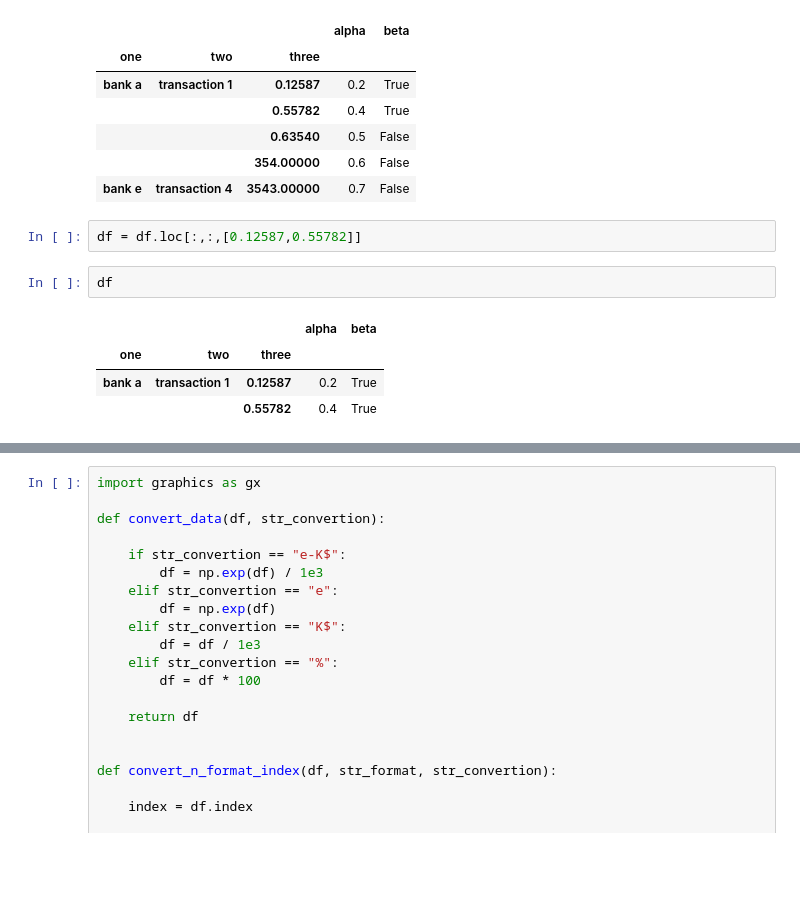
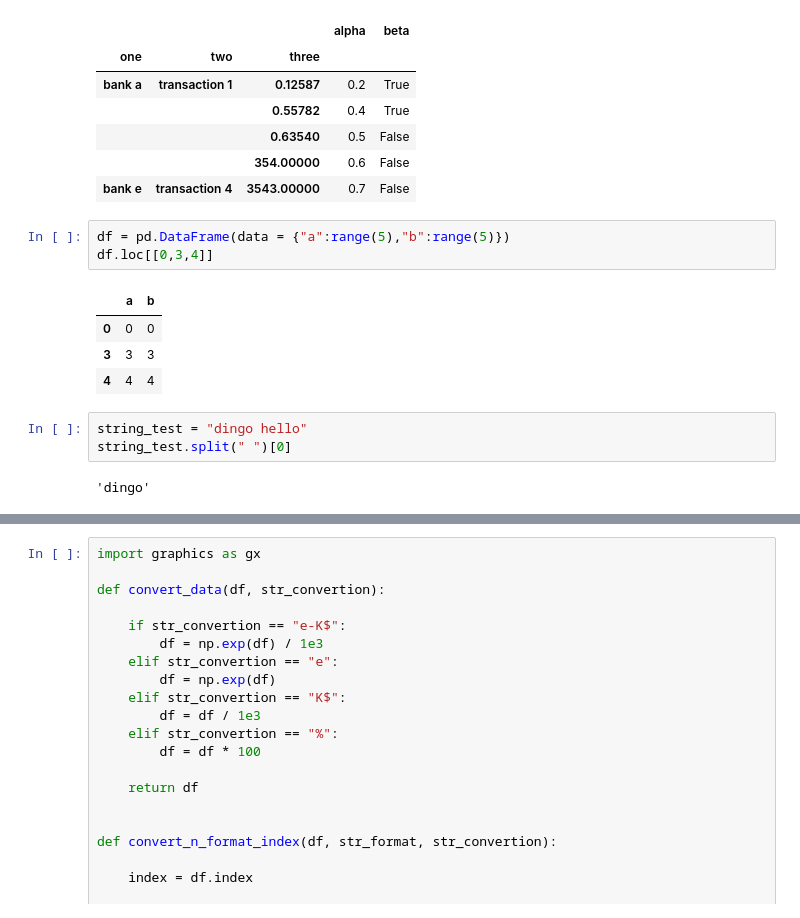
Before and after one commit to Victor-Le-Coz/secured_interbank_network_public, a Jupyter notebook: tools.ipynb, the cells around one changed output, grey strips where cells are left out. Saved outputs shown, nothing was run; the diff lists cells and outputs as text; blank space fills up the shorter version.

```diff
--- a/tools.ipynb
+++ b/tools.ipynb
@@ -338,12 +338,16 @@ df
 |  |  | 0.63540 | 0.5 | False |
 |  |  | 354.00000 | 0.6 | False |
 | bank e | transaction 4 | 3543.00000 | 0.7 | False |
-# %%
-df = df.loc[:,:,[0.12587,0.55782]]
-# %%
-df
-# %% [output]
-|  |  |  | alpha | beta |
-| one | two | three |  |  |
-| bank a | transaction 1 | 0.12587 | 0.2 | True |
-|  |  | 0.55782 | 0.4 | True |
+# %%
+df = pd.DataFrame(data = {"a":range(5),"b":range(5)})
+df.loc[[0,3,4]]
+# %% [output]
+|  | a | b |
+| 0 | 0 | 0 |
+| 3 | 3 | 3 |
+| 4 | 4 | 4 |
+# %%
+string_test = "dingo hello"
+string_test.split(" ")[0]
+# %% [output]
+'dingo'
```
Also changed, not shown: parts of 2 cells of this notebook, 5 other files.
